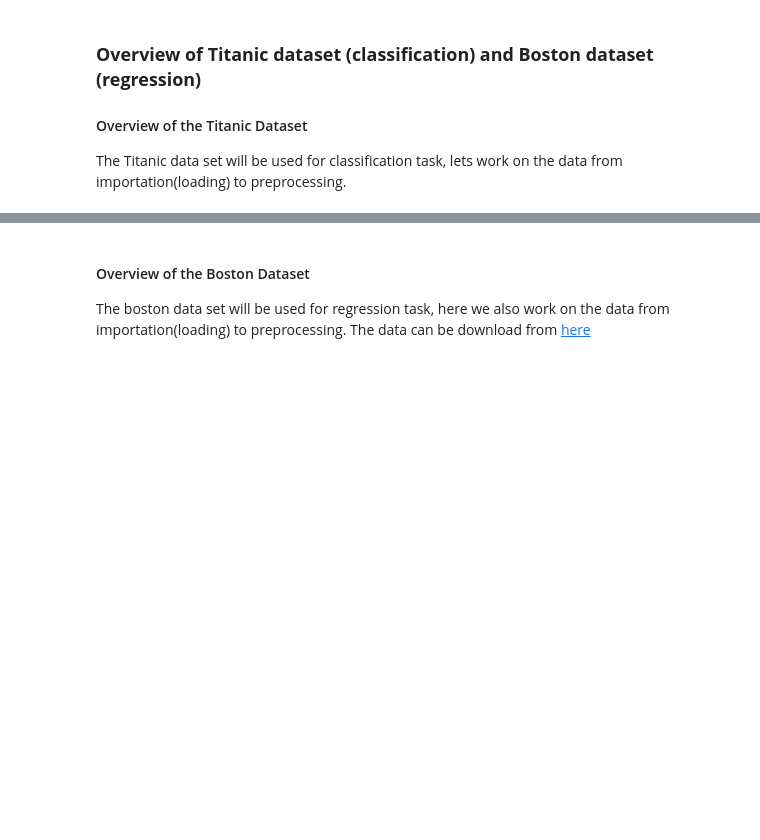
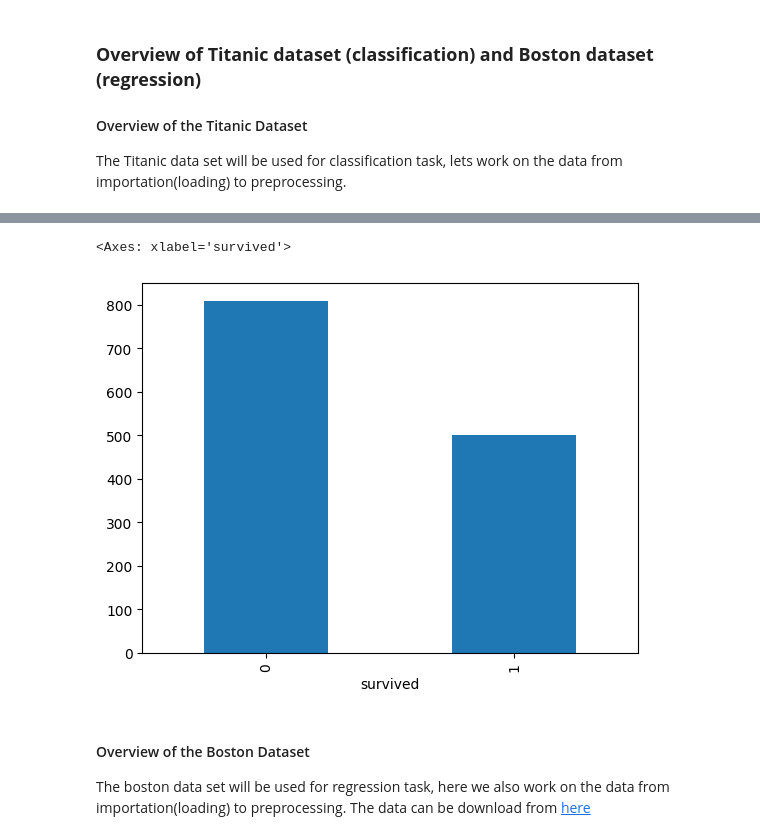
Before and after one commit to Bestine/DSAI-course, a Jupyter notebook: module-1/07-Model_Estimation_and_Validation.ipynb, the cells around one changed output, grey strips where cells are left out. Drawn from its saved outputs; the diff is of its cells as text; code cells hidden in the pictures; blank space fills up the shorter version.

```diff
--- a/module-1/07-Model_Estimation_and_Validation.ipynb
+++ b/module-1/07-Model_Estimation_and_Validation.ipynb
@@ -112,3 +121,8 @@ df = titanic.frame
+# %%
+df["survived"].value_counts().plot(kind="bar")
+# %% [output]
+<Axes: xlabel='survived'>
+[figure, added]
 # %% [markdown]
 #### Overview of the Boston Dataset
 The boston data set will be used for regression task, here we also work on the data from importation(loading) to preprocessing. The data can be download from [here](https://www.kaggle.com/datasets/vikrishnan/boston-house-prices/data)
```
Also changed, not shown: parts of 10 cells of this notebook, 2 other files.
